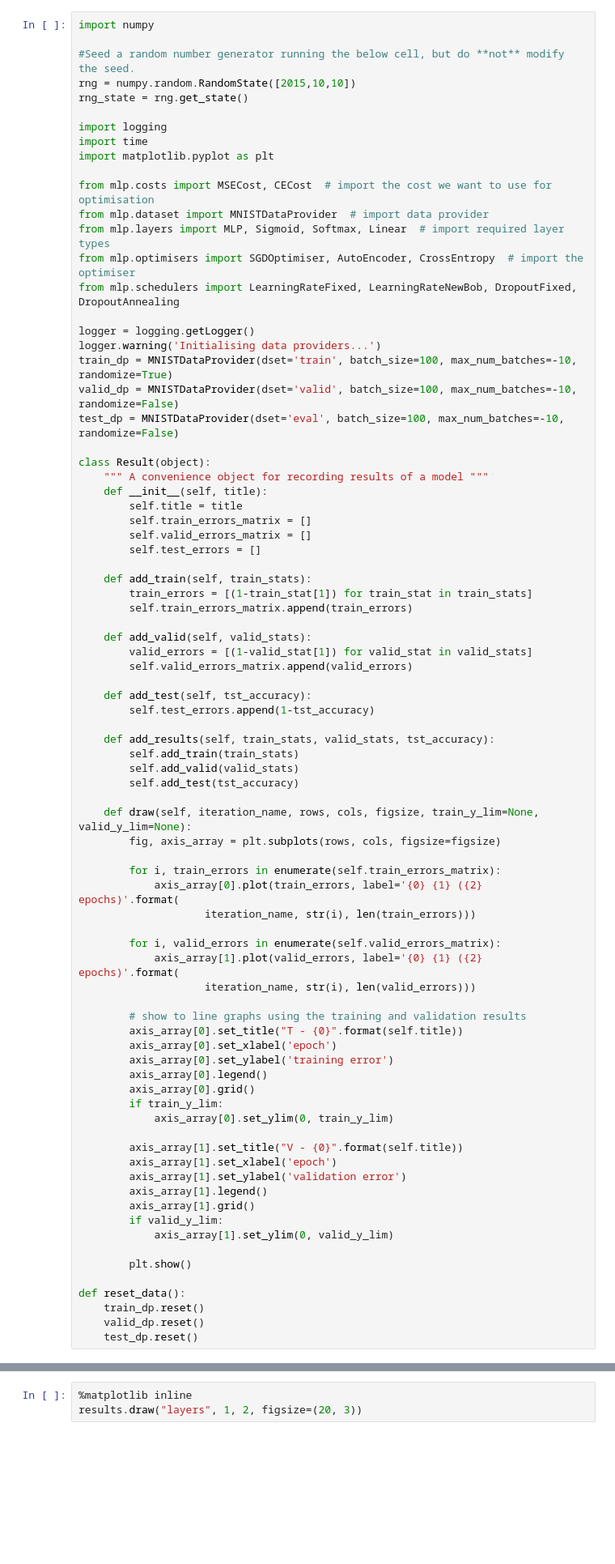
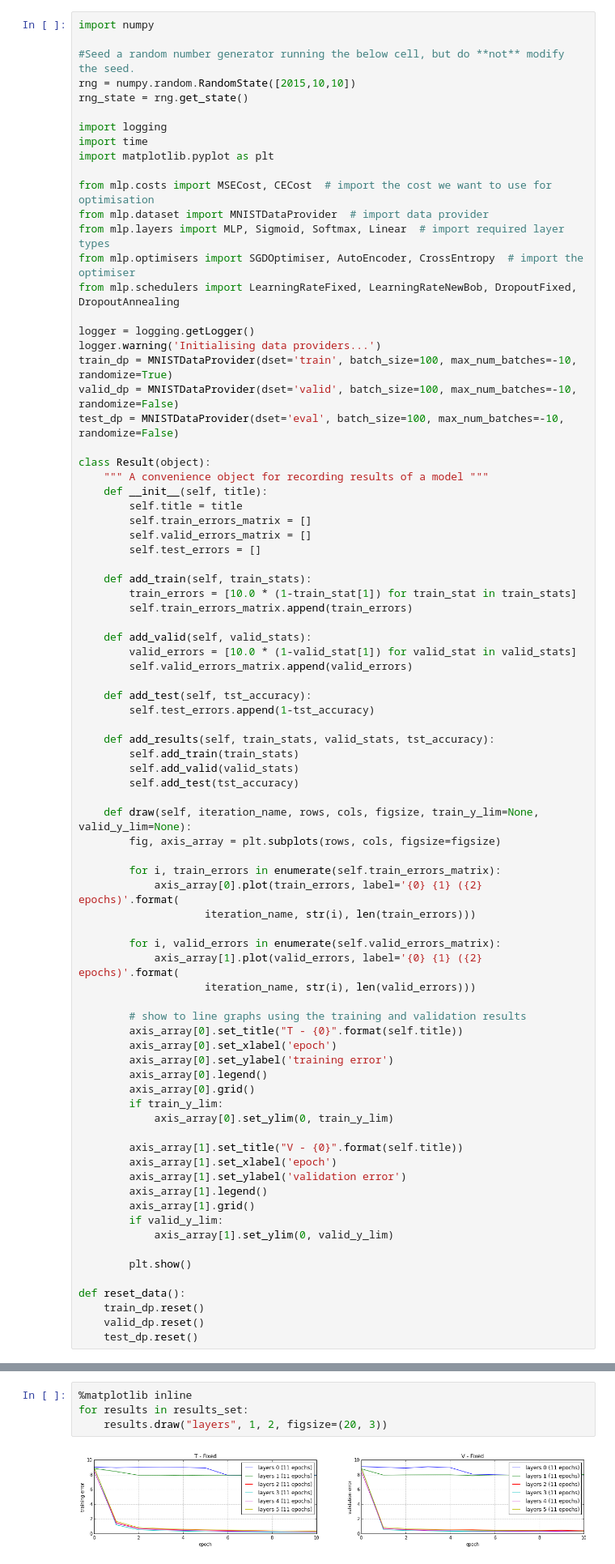
Before and after one commit to SamDavies/Convolutional-Neural-Network, a Jupyter notebook: 07_MLP_Coursework2.ipynb, the cells around one changed output, grey strips where cells are left out. Shown at 81% size. Saved outputs shown, nothing was run; the diff lists cells and outputs as text; blank space fills up the shorter version.

```diff
--- a/07_MLP_Coursework2.ipynb
+++ b/07_MLP_Coursework2.ipynb
@@ -148,11 +148,11 @@ class Result(object):
         self.test_errors = []
 
     def add_train(self, train_stats):
-        train_errors = [(1-train_stat[1]) for train_stat in train_stats]
+        train_errors = [10.0 * (1-train_stat[1]) for train_stat in train_stats]
         self.train_errors_matrix.append(train_errors)
 
     def add_valid(self, valid_stats):
-        valid_errors = [(1-valid_stat[1]) for valid_stat in valid_stats]
+        valid_errors = [10.0 * (1-valid_stat[1]) for valid_stat in valid_stats]
         self.valid_errors_matrix.append(valid_errors)
 
     def add_test(self, tst_accuracy):
@@ -260,3 +281,6 @@ for scheduler in schedulers:
 # %%
 %matplotlib inline
-results.draw("layers", 1, 2, figsize=(20, 3))
+for results in results_set:
+    results.draw("layers", 1, 2, figsize=(20, 3))
+# %% [output]
+[figure, added]
```
Also changed, not shown: parts of 17 cells of this notebook.
